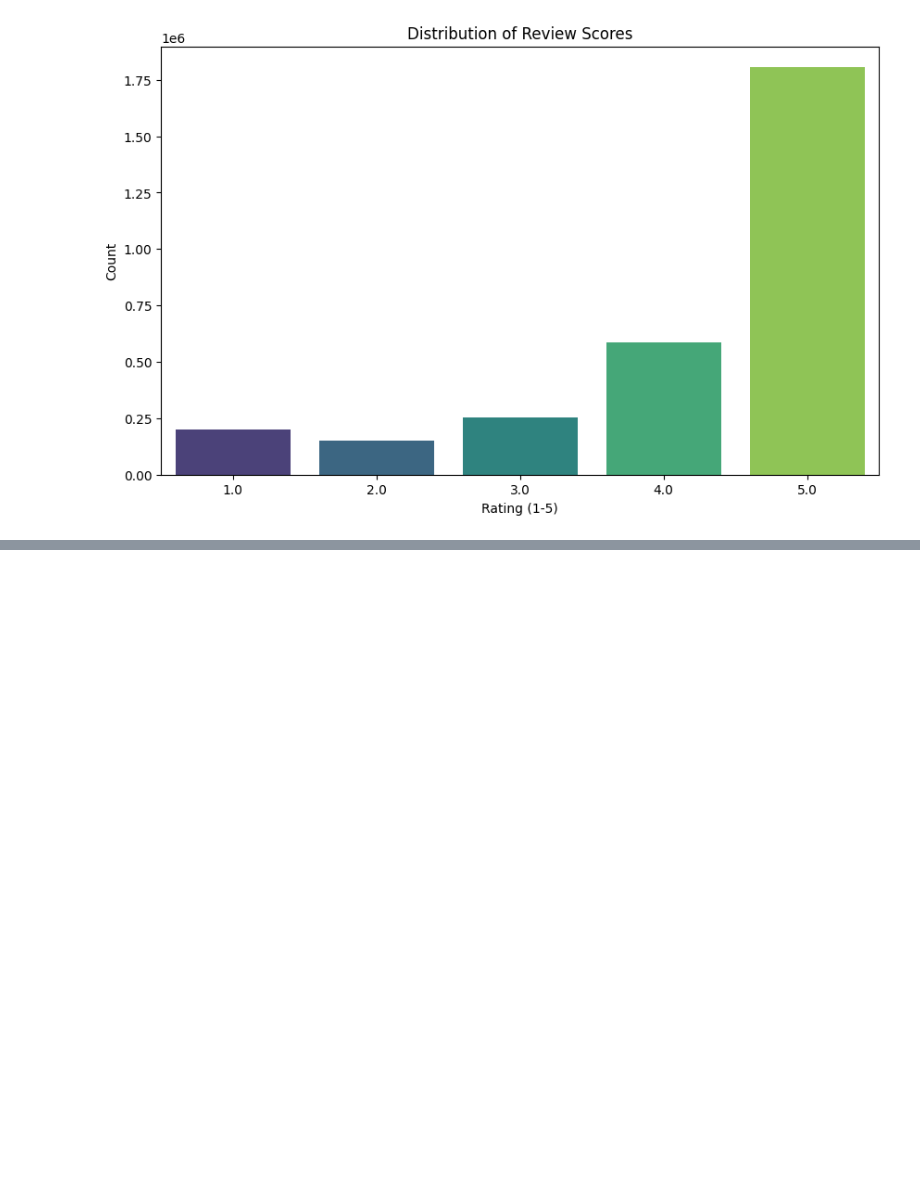
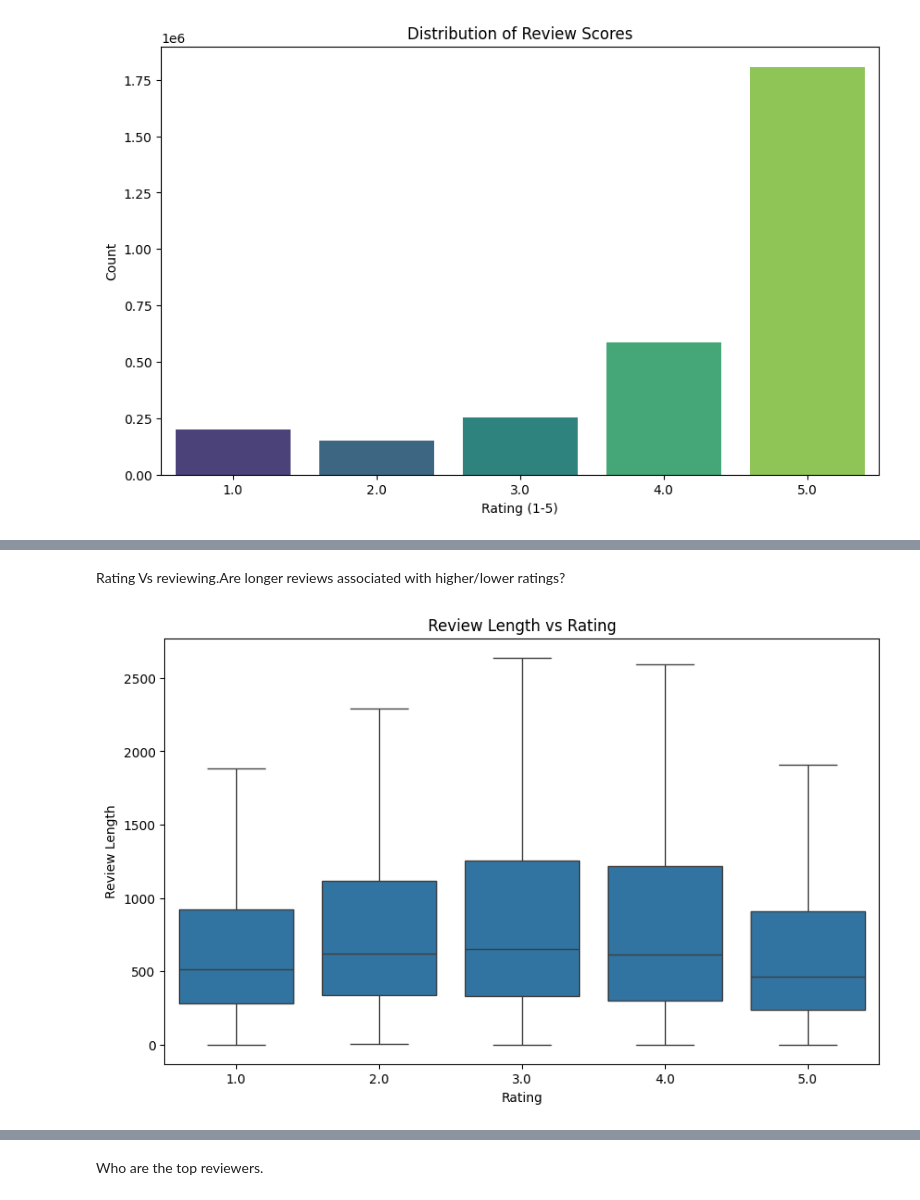
Before and after one commit to VIOLDAVE/Massive-Algorithm, a Jupyter notebook: Market.ipynb, the cells around one changed output, grey strips where cells are left out. Cells and saved outputs as stored; diff of their text form; code cells hidden in the pictures; blank space fills up the shorter version.

```diff
--- a/Market.ipynb
+++ b/Market.ipynb
@@ -179,0 +219,13 @@ AttributeError: 'ExprStringNameSpace' object has no attribute 'len'
+# %% [markdown]
+Rating Vs reviewing.Are longer reviews associated with higher/lower ratings?
+# %%
+plt.figure(figsize=(10, 6))
+sns.boxplot(x=df["review/score"].to_numpy(), y=df["review_length"].to_numpy(), showfliers=False)
+
+plt.title("Review Length vs Rating")
+plt.xlabel("Rating")
+plt.ylabel("Review Length")
+plt.show()
+plt
+# %% [output]
+[figure, added]
@@ -179,0 +233,2 @@ AttributeError: 'ExprStringNameSpace' object has no attribute 'len'
+# %% [markdown]
+Who are the top reviewers.
```
Also changed, not shown: parts of 17 cells of this notebook.
